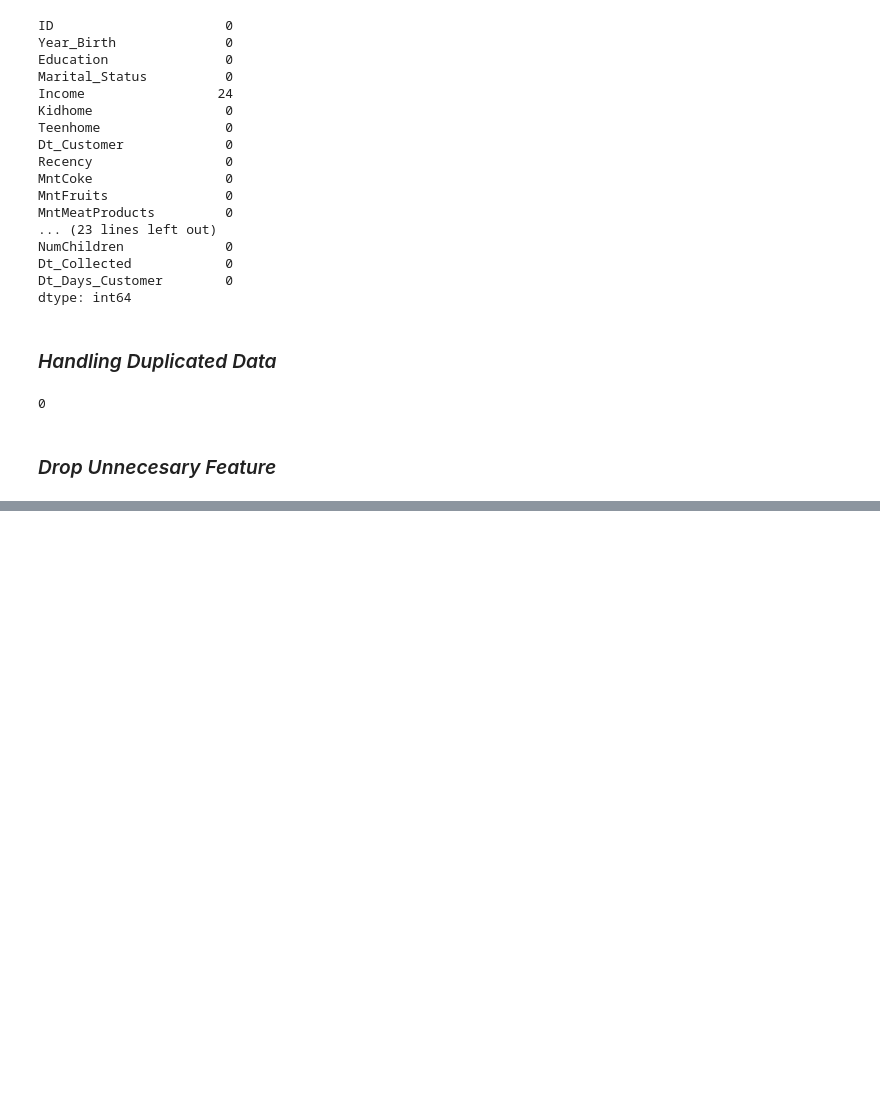
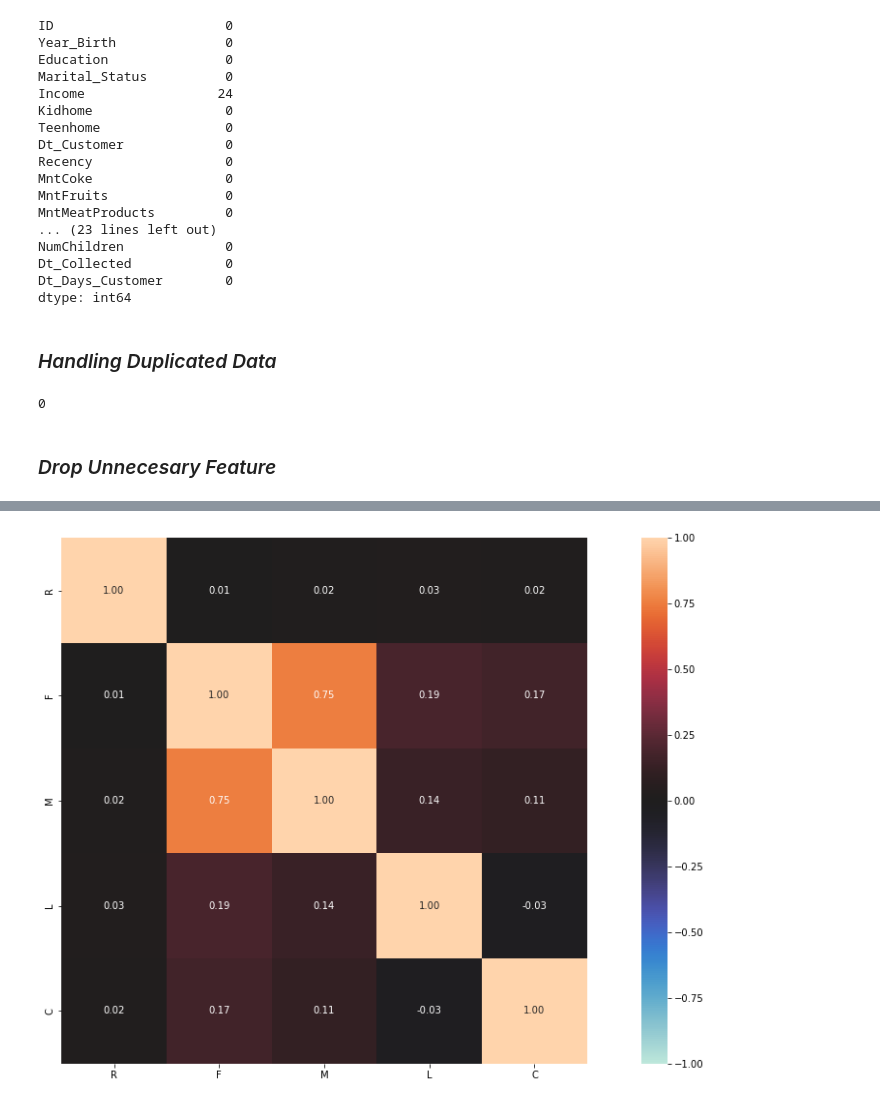
Before and after one commit to zuliusbanget/Predict-Customer-Personality-to-Boost-Marketing-Campaign-by-Using-Machine-Learning, a Jupyter notebook: 2. Data Cleaning and Preprocessing/Week 2.ipynb, the cells around one changed output, grey strips where cells are left out. Drawn from its saved outputs; the diff is of its cells as text; code cells hidden in the pictures; blank space fills up the shorter version.

```diff
--- a/2. Data Cleaning and Preprocessing/Week 2.ipynb
+++ b/2. Data Cleaning and Preprocessing/Week 2.ipynb
@@ -165,0 +204,5 @@ df.drop(['AcceptedCmp1','AcceptedCmp2','AcceptedCmp3','AcceptedCmp4','AcceptedCm
+# %%
+df_rfm = df.copy()
+df_rfm = df_rfm[['Recency', 'Total_Purchases', 'Total_Spent', 'Dt_Days_Customer', 'Age']]
+df_rfm.columns = ['R', 'F', 'M', 'L', 'C']
+df_rfm.describe(include='all')
@@ -165,0 +219,5 @@ df.drop(['AcceptedCmp1','AcceptedCmp2','AcceptedCmp3','AcceptedCmp4','AcceptedCm
+# %%
+fig, ax = plt.subplots(figsize=(20, 10))
+associations(df_rfm, ax=ax);
+# %% [output]
+[figure, added]
```
Also changed, not shown: parts of 23 cells of this notebook.
